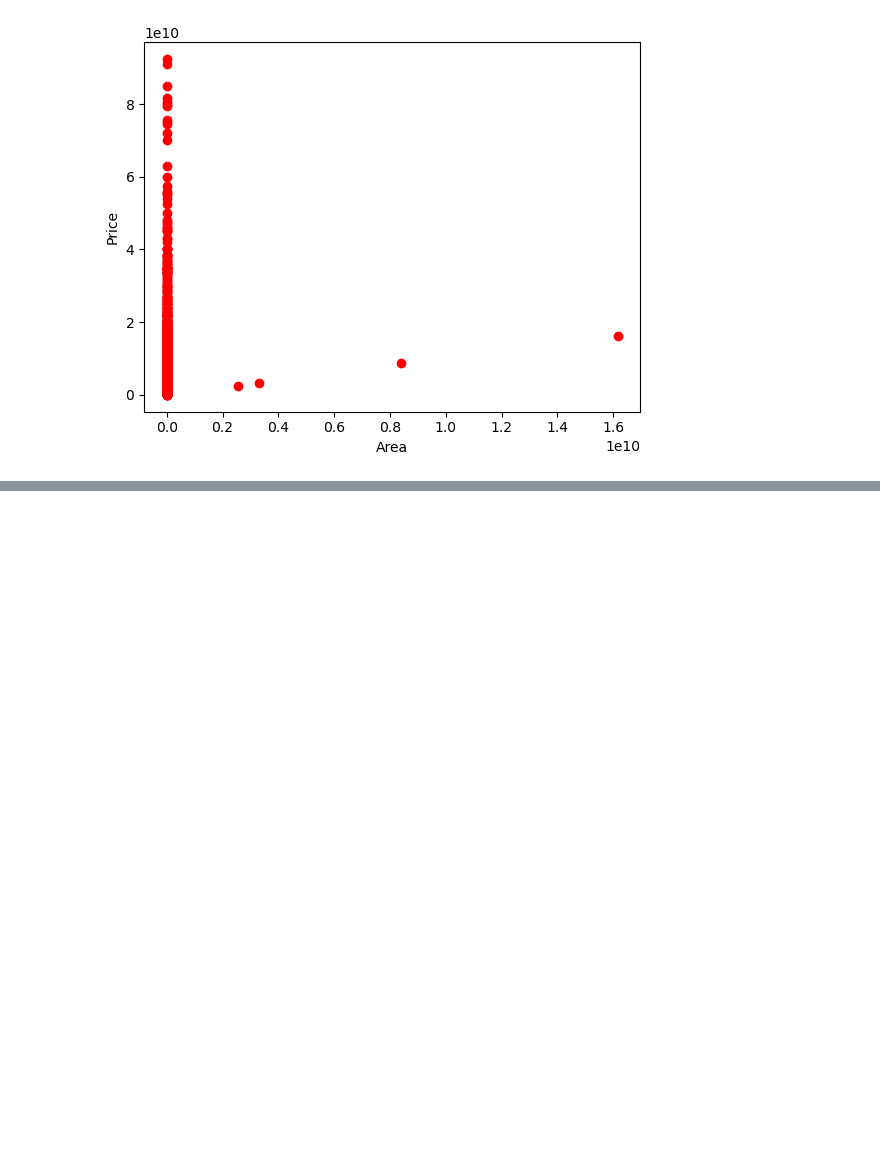
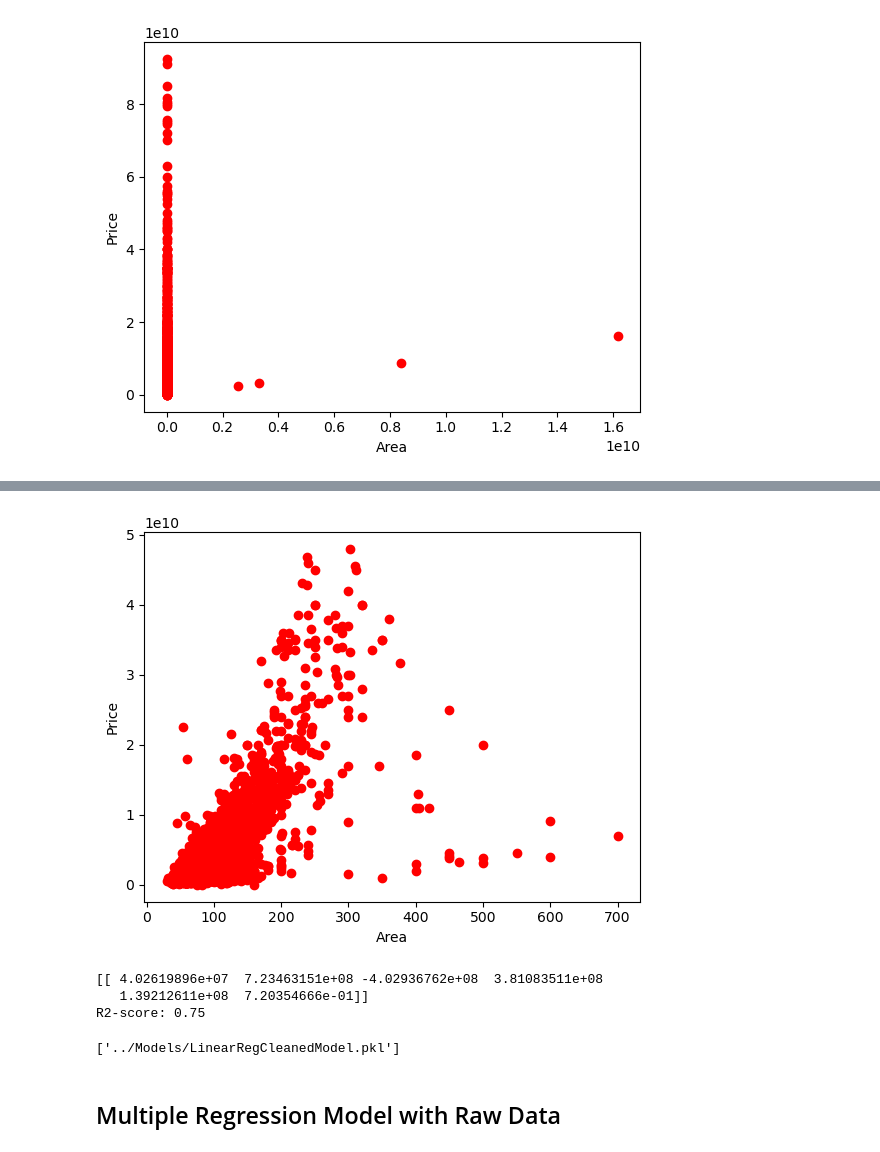
Before and after one commit to abolfazlhba/Tehran-Housing-Price-Forecast, a Jupyter notebook: Housing Forecast/Multiple Regression Model.ipynb, the cells around one changed output, grey strips where cells are left out. Saved outputs shown, nothing was run; the diff lists cells and outputs as text; code cells hidden in the pictures; blank space fills up the shorter version.

```diff
--- a/Housing Forecast/Multiple Regression Model.ipynb
+++ b/Housing Forecast/Multiple Regression Model.ipynb
@@ -41,0 +113,7 @@ df.head()
+# %%
+dfOuter['Area'] = dfOuter['Area'].str.replace(',', '').astype(float)
+# %%
+dfOuter=dfOuter.dropna()
+# %%
+iso=IsolationForest(contamination=0.01)
+dfOuter['OuterData']=iso.fit_predict(dfOuter[["Area", "Price"]])
@@ -41,0 +127,9 @@ df.head()
+# %%
+dfOuter=dfOuter.drop(index=dfOuter[dfOuter['OuterData'] == -1].index)
+# %%
+plt.scatter(dfOuter["Area"],dfOuter["Price"],color='red')
+plt.xlabel("Area")
+plt.ylabel("Price")
+plt.show()
+# %% [output]
+[figure, added]
@@ -41,0 +150,20 @@ df.head()
+# %%
+multiReg = linear_model.LinearRegression()
+
+multiReg.fit(x_train,y_train)
+
+y_predict=multiReg.predict(x_test)
+
+
+print(multiReg.coef_)
+print("R2-score: %.2f" % r2_score(y_test , y_predict))
+# %% [output]
+[[ 4.02619896e+07  7.23463151e+08 -4.02936762e+08  3.81083511e+08
+   1.39212611e+08  7.20354666e-01]]
+R2-score: 0.75
+# %%
+joblib.dump(multiReg, '../Models/LinearRegCleanedModel.pkl')
+# %% [output]
+['../Models/LinearRegCleanedModel.pkl']
+# %% [markdown]
+<h2 id="multiple_regression_model">Multiple Regression Model with Raw Data</h2>
```
Also changed, not shown: parts of 26 cells of this notebook, 3 other files.
